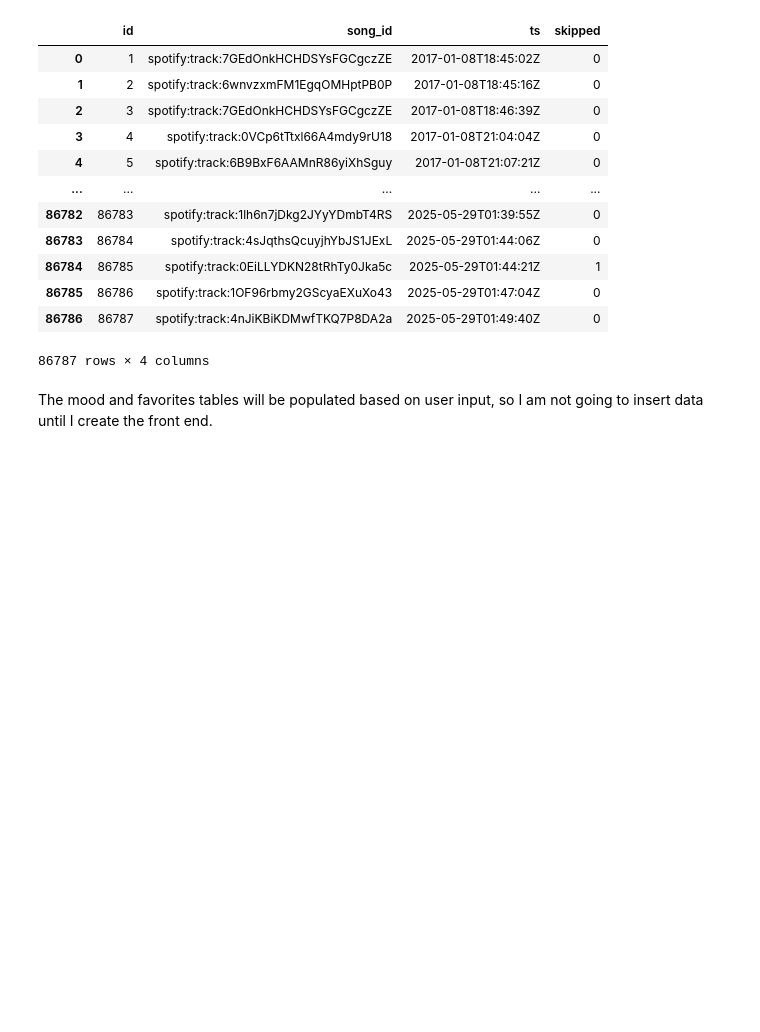
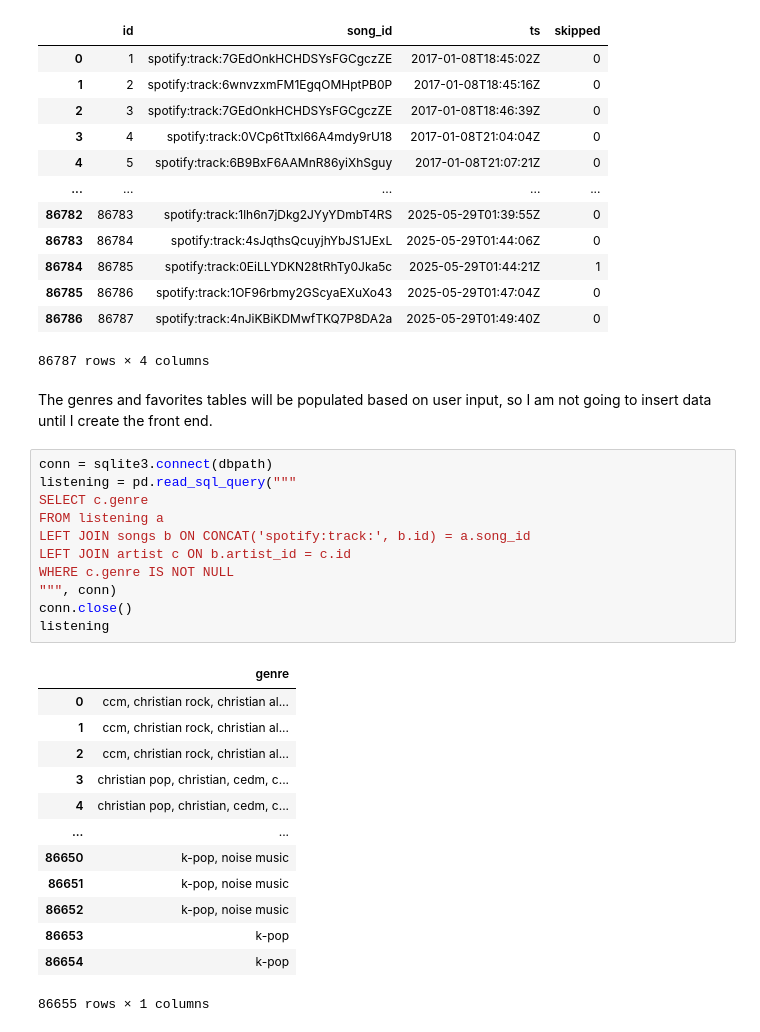
Before and after one commit to annacgraves/Database_final_project, a Jupyter notebook: insert_data.ipynb, the cells around one changed output. Saved outputs shown, nothing was run; the diff lists cells and outputs as text; blank space fills up the shorter version.

```diff
--- a/insert_data.ipynb
+++ b/insert_data.ipynb
@@ -240,4 +240,29 @@ listening
 | 86786 | 86787 | spotify:track:4nJiKBiKDMwfTKQ7P8DA2a | 2025-05-29T01:49:40Z | 0 |
 86787 rows × 4 columns
 # %% [markdown]
-The mood and favorites tables will be populated based on user input, so I am not going to insert data until I create the front end.
+The genres and favorites tables will be populated based on user input, so I am not going to insert data until I create the front end.
+# %%
+conn = sqlite3.connect(dbpath)
+listening = pd.read_sql_query("""
+SELECT c.genre
+FROM listening a
+LEFT JOIN songs b ON CONCAT('spotify:track:', b.id) = a.song_id
+LEFT JOIN artist c ON b.artist_id = c.id
+WHERE c.genre IS NOT NULL
+""", conn)
+conn.close()
+listening
+# %% [output]
+|  | genre |
+| 0 | ccm, christian rock, christian al... |
+| 1 | ccm, christian rock, christian al... |
+| 2 | ccm, christian rock, christian al... |
+| 3 | christian pop, christian, cedm, c... |
+| 4 | christian pop, christian, cedm, c... |
+| ... | ... |
+| 86650 | k-pop, noise music |
+| 86651 | k-pop, noise music |
+| 86652 | k-pop, noise music |
+| 86653 | k-pop |
+| 86654 | k-pop |
+86655 rows × 1 columns
```
Also changed, not shown: parts of 2 cells of this notebook, 4 other files.
